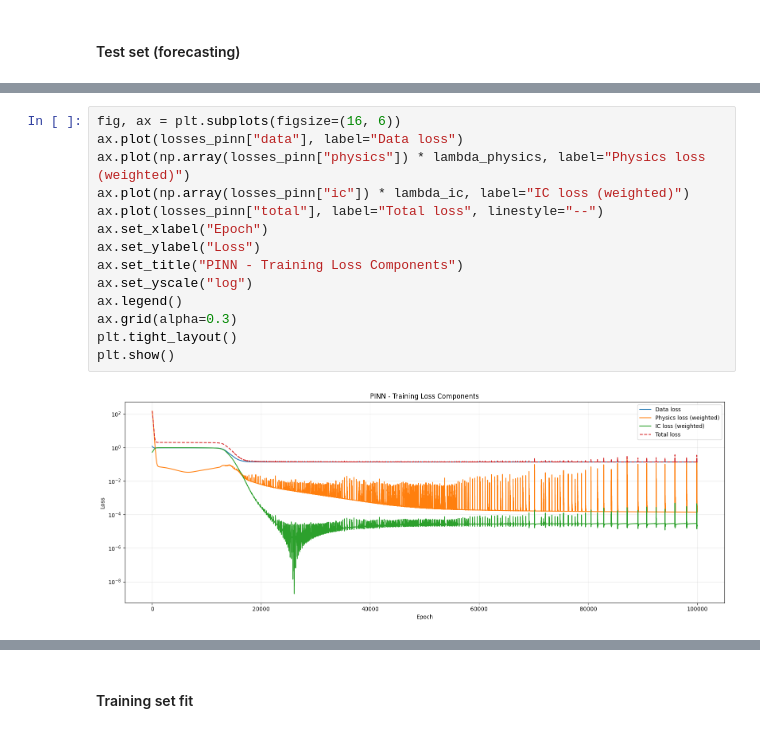
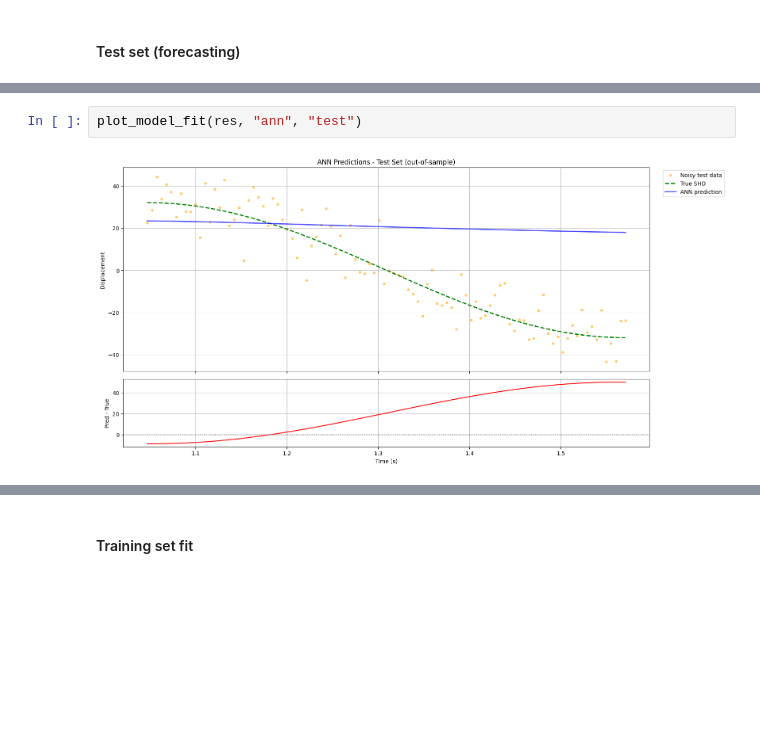
Before and after one commit to GamuceroJP/Thesis, a Jupyter notebook: PINN_examples/SHO_PINN_vs_ANN.ipynb, the cells around one changed output, grey strips where cells are left out. Saved outputs shown, nothing was run; the diff lists cells and outputs as text; blank space fills up the shorter version.

```diff
--- a/PINN_examples/SHO_PINN_vs_ANN.ipynb
+++ b/PINN_examples/SHO_PINN_vs_ANN.ipynb
@@ -489,16 +176,4 @@ Epoch 100000/100000 | Total: 0.13703 | Data: 0.13685 | Physics: 0.16385 | IC: 0.
-# %%
-fig, ax = plt.subplots(figsize=(16, 6))
-ax.plot(losses_pinn["data"], label="Data loss")
-ax.plot(np.array(losses_pinn["physics"]) * lambda_physics, label="Physics loss (weighted)")
-ax.plot(np.array(losses_pinn["ic"]) * lambda_ic, label="IC loss (weighted)")
-ax.plot(losses_pinn["total"], label="Total loss", linestyle="--")
-ax.set_xlabel("Epoch")
-ax.set_ylabel("Loss")
-ax.set_title("PINN - Training Loss Components")
-ax.set_yscale("log")
-ax.legend()
-ax.grid(alpha=0.3)
-plt.tight_layout()
-plt.show()
-# %% [output]
-[figure, removed]
+# %%
+plot_model_fit(res, "ann", "test")
+# %% [output]
+[figure, added]
```
Also changed, not shown: parts of 77 cells of this notebook, 6 other files.
